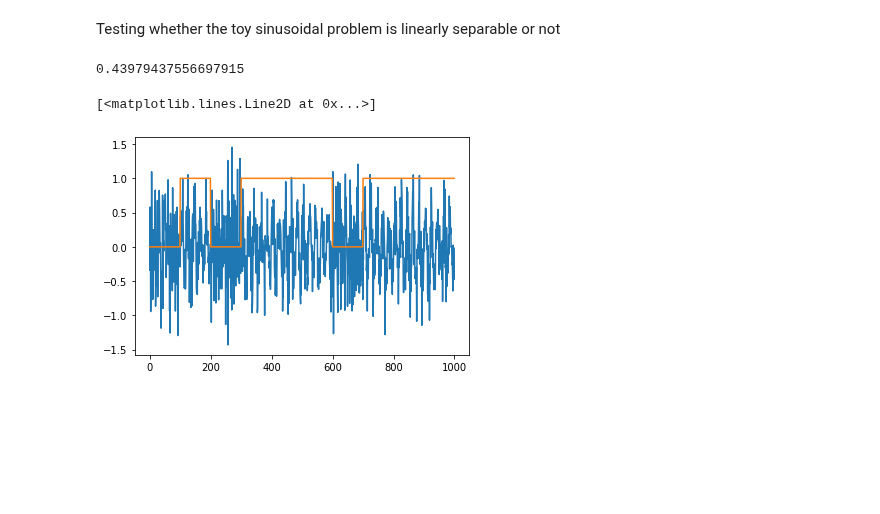
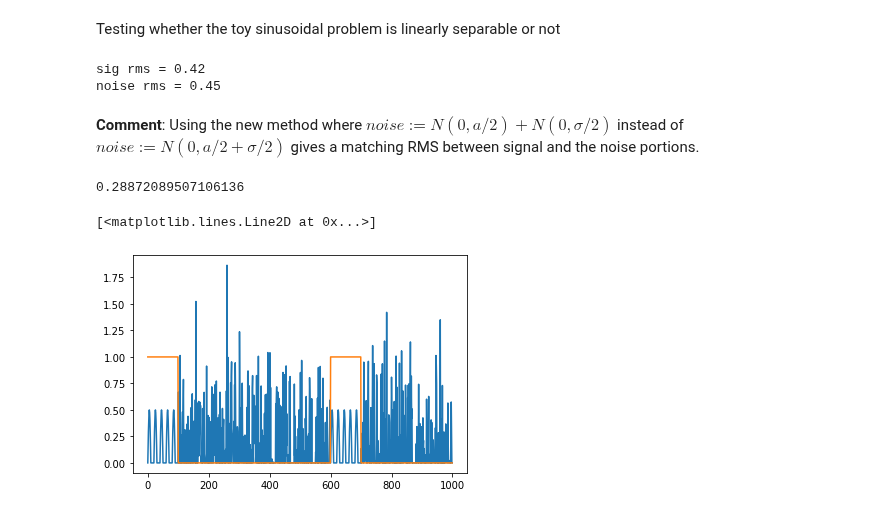
Before and after one commit to BruntonUWBio/structured-random-features, a Jupyter notebook: data_gen_check.ipynb, the cells around one changed output. Saved outputs shown, nothing was run; the diff lists cells and outputs as text; code cells hidden in the pictures; blank space fills up the shorter version.

Commit message:
added a ipynb to check data generation

```diff
--- a/data_gen_check.ipynb
+++ b/data_gen_check.ipynb
@@ -6,7 +6,7 @@ from data_fns import noisy_sin_signal, data_matrix
 from estimator import RFClassifier, relu, sigmoid
 import matplotlib.pyplot as plt
 # %%
-def noisy_sin_signal(f_s=2000, dur=10, f_signal=40, sig_dur=0.05, a=1, seed=2):
+def noisy_sin_signal(f_s=2000, dur=10, f_signal=40, sig_dur=0.05, a=1, seed=2, v1=False):
     '''
     Generate a time series of random noise interspersed with periods where a sinusoidal signal is on
 
@@ -32,7 +32,11 @@ def noisy_sin_signal(f_s=2000, dur=10, f_signal=40, sig_dur=0.05, a=1, seed=2):
     n_amp = np.sqrt(1 - a ** 2)
 
     t_points = np.arange(0, dur, 1/f_s)
-    t_series = np.random.normal(0, a /2  , dur * f_s) + np.random.normal(0, n_amp/2, dur * f_s)
+    if v1 == True:
+        t_series = np.random.normal(0, (a + n_amp) /2  , dur * f_s)
+    else:
+        t_series = np.random.normal(0, a /2  , dur * f_s) + np.random.normal(0, n_amp/2, dur * f_s)
+
     label = np.zeros(len(t_series))
 
     d = int(sig_dur * f_s) # array len of signal
@@ -54,10 +58,27 @@ a = 1
 # neuron memory
 delta = 0.08
 N = int(delta * f_s)
+# %%
+# check the root mean square of the signal
+import numpy.linalg as la
+signal, label = noisy_sin_signal(f_s=f_s, dur=dur, f_signal=f_sig, sig_dur=sig_dur,
+                                 a=0.95, seed=np.random.randint(100), v1=False)
+X, y = data_matrix(signal, label, N)
+
+rms = la.norm(X, axis=1) / np.sqrt(X.shape[1])
+c = ['r' if n == 1 else 'b' for n in y]
+print('sig rms = %0.2f' % np.mean(rms[y == 1]))
+print('noise rms = %0.2f' % np.mean(rms[y == 0]))
+# %% [output]
+sig rms = 0.42
+noise rms = 0.45
+# %% [markdown]
+__Comment__: Using the new method where $noise := N(0, a/2) + N(0, \sigma/2)$ instead of $noise := N(0, a/2 + \sigma/2) $ gives a matching RMS between signal and the noise portions.
 # %%
+# check if signal is linearly separable
 err = []
 for i in range(5):
-    signal, label = noisy_sin_signal(f_s=f_s, dur=dur, f_signal=f_sig, sig_dur=sig_dur, a=0.8, seed=np.random.randint(100))
+    signal, label = noisy_sin_signal(f_s=f_s, dur=dur, f_signal=f_sig, sig_dur=sig_dur, a=1, seed=np.random.randint(100))
     X, y = data_matrix(signal, label, N)
 
     idx = int(len(X) * 2 / 3)
@@ -71,10 +92,10 @@ for i in range(5):
     err.append(1 - l_clf.score(X_test, y_test))
 print(np.mean(err))
 # %% [output]
-0.43979437556697915
+0.28872089507106136
 # %%
-plt.plot((signal[:1000]))
+plt.plot((relu(signal[:1000])))
 plt.plot(label[:1000])
 # %% [output]
 [<matplotlib.lines.Line2D at 0x...>]
-[figure, old version]
+[figure, new version]
```
Also changed, not shown: parts of 1 cell of this notebook, 1 other file.
